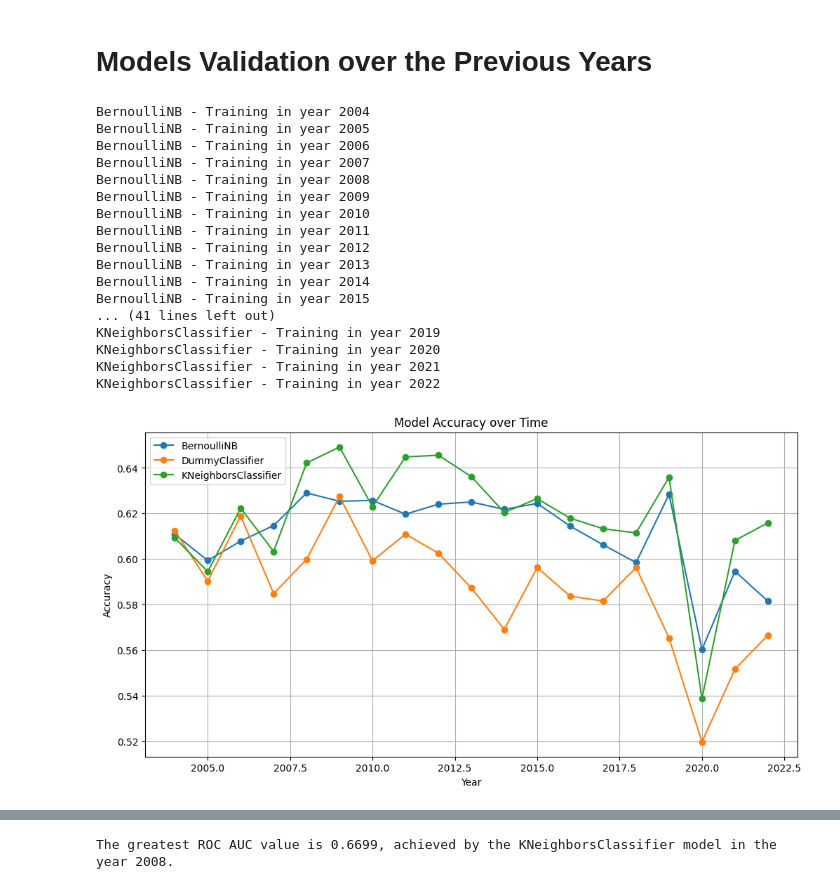
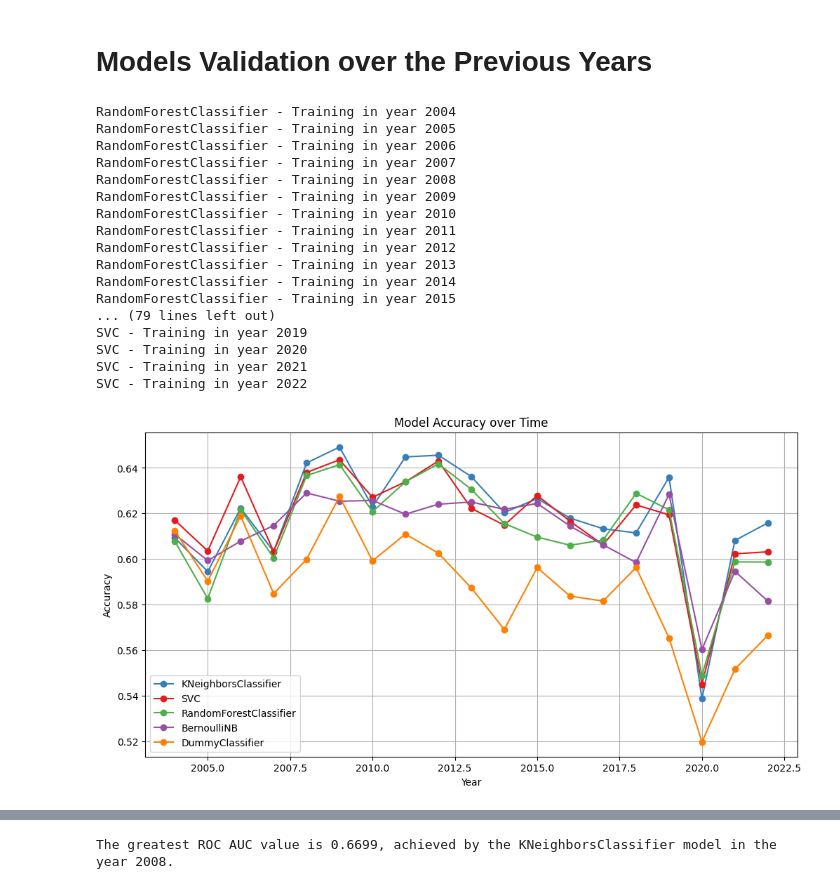
Before and after one commit to giovanni-lucarelli/basket, a Jupyter notebook: main.ipynb, the cells around one changed output, grey strips where cells are left out. Cells and saved outputs as stored; diff of their text form; code cells hidden in the pictures.

```diff
--- a/main.ipynb
+++ b/main.ipynb
@@ -326,2 +364,6 @@ all_metrics['Dummy'] = dummy_metrics
 # %% [markdown]
 ## Nice Plots
+# %%
+# Sort the all_metrics dictionary by greatest accuracy
+sorted_all_metrics = dict(sorted(all_metrics.items(), key=lambda item: item[1]['accuracy'], reverse=True))
+sorted_all_metrics
@@ -399,7 +473,7 @@ with open('all_metrics.json', 'w') as f:
 Save only the main metrics on a `.txt` file, helpful for the report.
 # %%
 # Extract the required metrics
-metrics_to_save = {model: {metric: values[metric] for metric in ["accuracy", "precision_recall_auc", "roc_auc"]} for model, values in all_metrics.items()}
+metrics_to_save = {model: {metric: values[metric] for metric in ["accuracy", "precision_recall_auc", "roc_auc", "f1"]} for model, values in all_metrics.items()}
 
 # Save to a text file
 with open('model_metrics.txt', 'w') as f:
@@ -413,11 +487,11 @@ with open('model_metrics.txt', 'w') as f:
 # %%
 # List of models
 models = [
-    # RandomForestClassifier(random_state=42, n_estimators=300, max_depth=20),
+    RandomForestClassifier(random_state=42, n_estimators=300, max_depth=20),
     BernoulliNB(),
     DummyClassifier(),
     KNeighborsClassifier(n_neighbors=160, weights='uniform', metric='manhattan'),
-    # SVC(probability=True)
+    SVC(probability=True)
 ]
 
 century_metrics = {}
@@ -457,42 +531,63 @@ for model in models:
 
         print(f"{model_name} - Training in year {year}")
 # %% [output]
-BernoulliNB - Training in year 2004
-BernoulliNB - Training in year 2005
-BernoulliNB - Training in year 2006
-BernoulliNB - Training in year 2007
-BernoulliNB - Training in year 2008
-BernoulliNB - Training in year 2009
-BernoulliNB - Training in year 2010
-BernoulliNB - Training in year 2011
-BernoulliNB - Training in year 2012
-BernoulliNB - Training in year 2013
-BernoulliNB - Training in year 2014
-BernoulliNB - Training in year 2015
-... (41 lines left out)
-KNeighborsClassifier - Training in year 2019
-KNeighborsClassifier - Training in year 2020
-KNeighborsClassifier - Training in year 2021
-KNeighborsClassifier - Training in year 2022
+RandomForestClassifier - Training in year 2004
+RandomForestClassifier - Training in year 2005
+RandomForestClassifier - Training in year 2006
+RandomForestClassifier - Training in year 2007
+RandomForestClassifier - Training in year 2008
+RandomForestClassifier - Training in year 2009
+RandomForestClassifier - Training in year 2010
+RandomForestClassifier - Training in year 2011
+RandomForestClassifier - Training in year 2012
+RandomForestClassifier - Training in year 2013
+RandomForestClassifier - Training in year 2014
+RandomForestClassifier - Training in year 2015
+... (79 lines left out)
+SVC - Training in year 2019
+SVC - Training in year 2020
+SVC - Training in year 2021
+SVC - Training in year 2022
+# %%
+# Find the all-time maximum accuracy for each model
+max_accuracies = {model: max(year_data['accuracy'] for year_data in metrics.values()) for model, metrics in century_metrics.items()}
+
+# Sort the century_metrics dictionary by the all-time maximum accuracy
+sorted_century_metrics = dict(
+    sorted(
+        century_metrics.items(),
+        key=lambda item: max_accuracies[item[0]],
+        reverse=True
+    )
+)
 # %%
+color_map2 = {
+    'SVC': palette[0],
+    'KNeighborsClassifier': palette[1],
+    'RandomForestClassifier': palette[2],
+    'BernoulliNB': palette[3],
+    'DummyClassifier': palette[4]
+}
+
 # plot for each model the accuracy as function of year
+
 
 plt.figure(figsize=(12, 6))
 
-for model_name, years in century_metrics.items():
+for model_name, years in sorted_century_metrics.items():
     years_list = sorted(years.keys())  # Sort the years for proper plotting
     accuracies = [years[year]['accuracy'] for year in years_list]
-    plt.plot(years_list, accuracies, marker='o', linestyle='-', label=model_name)
+    plt.plot(years_list, accuracies, marker='o', linestyle='-', label=model_name, color=color_map2[model_name])
 
 plt.xlabel("Year")
 plt.ylabel("Accuracy")
 plt.title("Model Accuracy over Time")
 plt.legend()
 plt.grid(True)
-# plt.savefig('/content/accuracy_over_time.pdf')
+plt.savefig('accuracy_over_time.pdf')
 plt.show()
 # %% [output]
-[figure, old version]
+[figure, new version]
 # %%
 # plot for each model the accuracy as function of year
 plt.figure(figsize=(12, 6))
```
Also changed, not shown: parts of 23 cells of this notebook, 7 other files.
